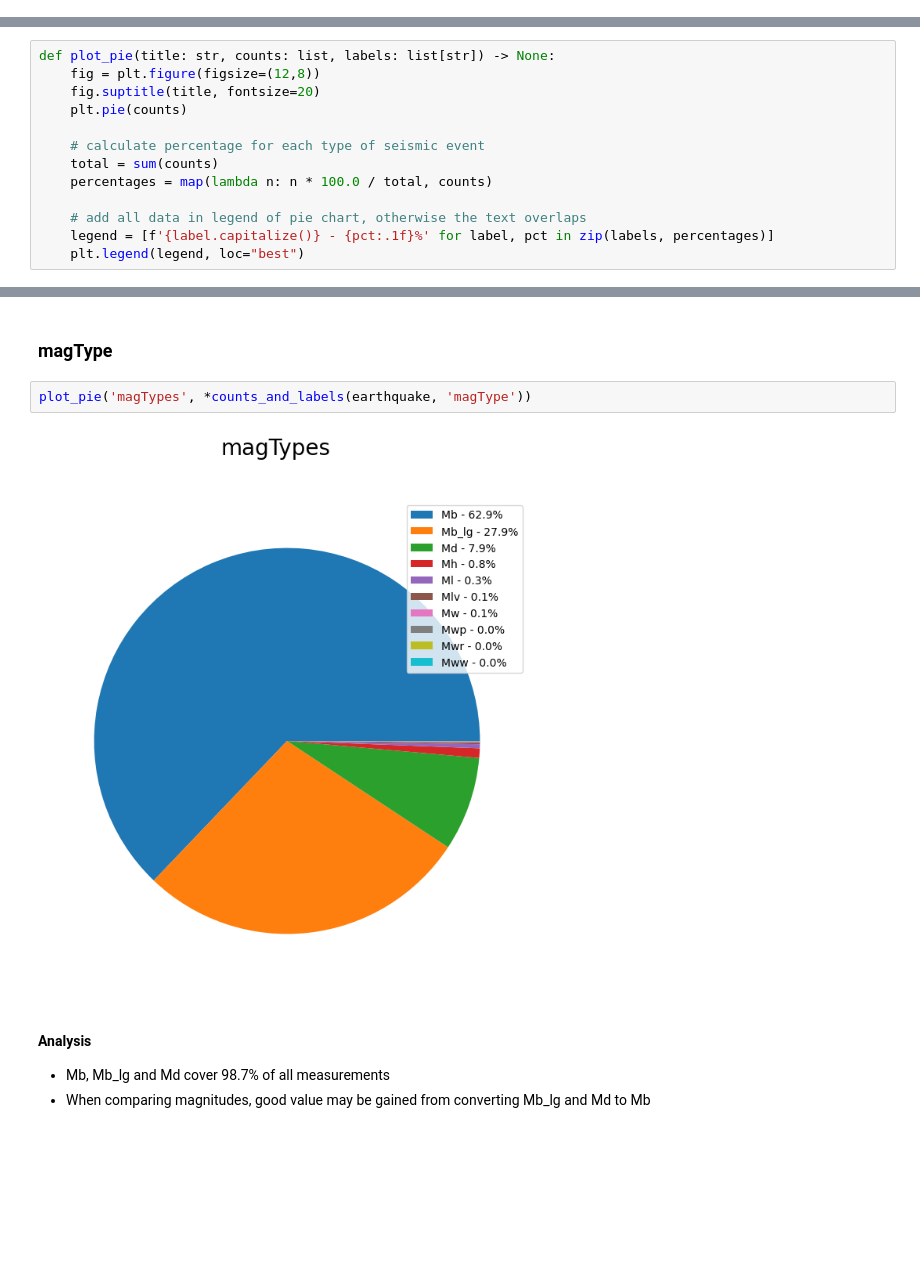
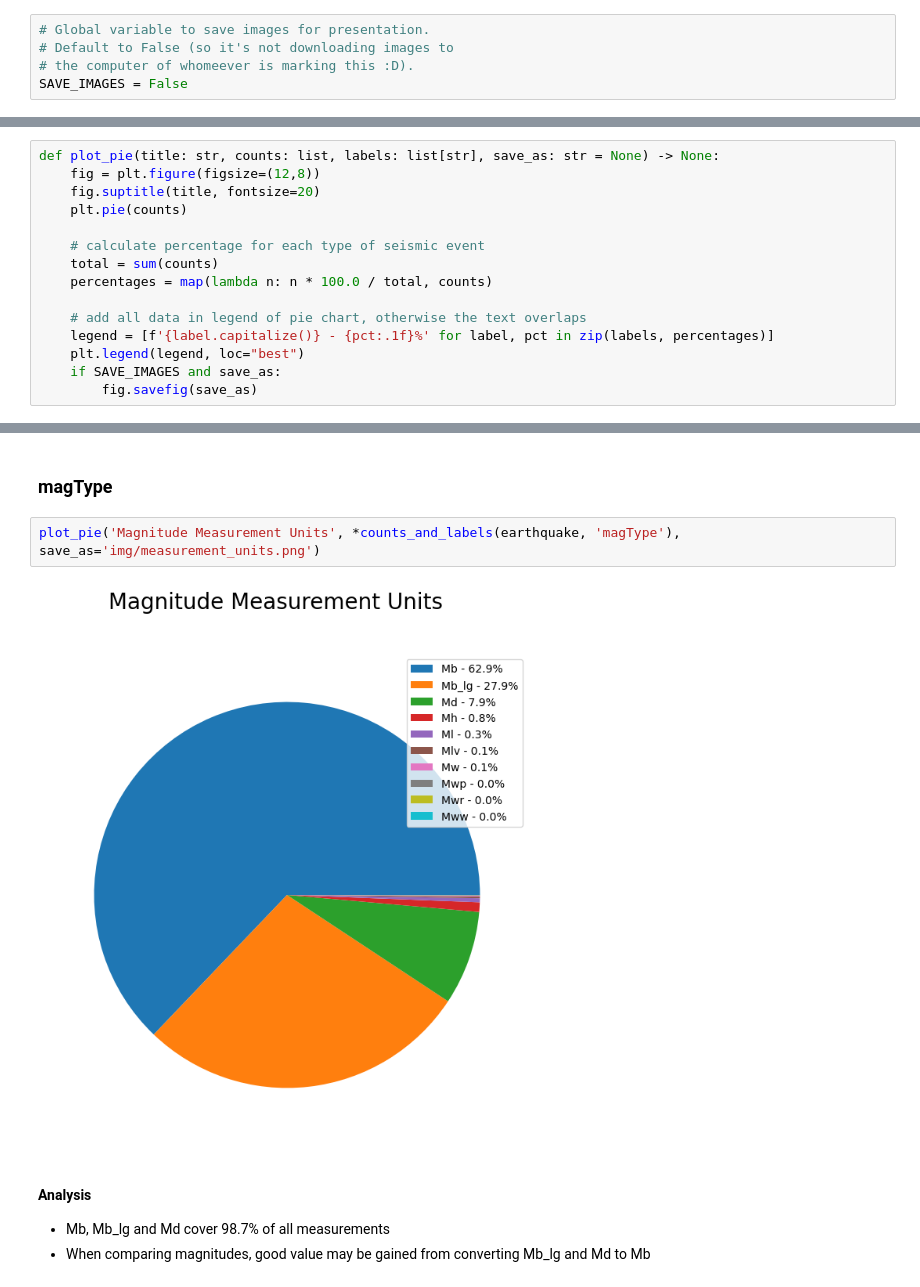
Before and after one commit to ADPriceless/TheDeveloperAcademy_Assignments5and6, a Jupyter notebook: assignment5.ipynb, the cells around one changed output, grey strips where cells are left out. Saved outputs shown, nothing was run; the diff lists cells and outputs as text; blank space fills up the shorter version.

```diff
--- a/assignment5.ipynb
+++ b/assignment5.ipynb
@@ -27,6 +27,11 @@ import numpy as np
 import pandas as pd
 from PIL import Image
 import shapefile
+# %%
+# Global variable to save images for presentation.
+# Default to False (so it's not downloading images to
+# the computer of whomeever is marking this :D).
+SAVE_IMAGES = False
 # %% [markdown]
 ## Initial Examination of Data
 - The data are seismic events that have occurred globally in the past 30 days
@@ -165,7 +170,7 @@ print(seismic_event_counts)
 ['earthquake', 'explosion', 'ice quake', 'quarry blast']
 [8746, 82, 39, 19]
 # %%
-def plot_pie(title: str, counts: list, labels: list[str]) -> None:
+def plot_pie(title: str, counts: list, labels: list[str], save_as: str = None) -> None:
     fig = plt.figure(figsize=(12,8))
     fig.suptitle(title, fontsize=20)
     plt.pie(counts)
@@ -177,4 +182,6 @@ def plot_pie(title: str, counts: list, labels: list[str]) -> None:
     # add all data in legend of pie chart, otherwise the text overlaps
     legend = [f'{label.capitalize()} - {pct:.1f}%' for label, pct in zip(labels, percentages)]
     plt.legend(legend, loc="best")
+    if SAVE_IMAGES and save_as:
+        fig.savefig(save_as)
 # %%
@@ -184,9 +191,9 @@ plot_pie('Seismic Event Types', seismic_event_counts, labels)
 # %% [markdown]
 ### magType
 # %%
-plot_pie('magTypes', *counts_and_labels(earthquake, 'magType'))
+plot_pie('Magnitude Measurement Units', *counts_and_labels(earthquake, 'magType'), save_as='img/measurement_units.png')
 # %% [output]
-[figure, old version]
+[figure, new version]
 # %% [markdown]
 #### Analysis
 - Mb, Mb_lg and Md cover 98.7% of all measurements
```
Also changed, not shown: parts of 10 cells of this notebook, 1 other file.
